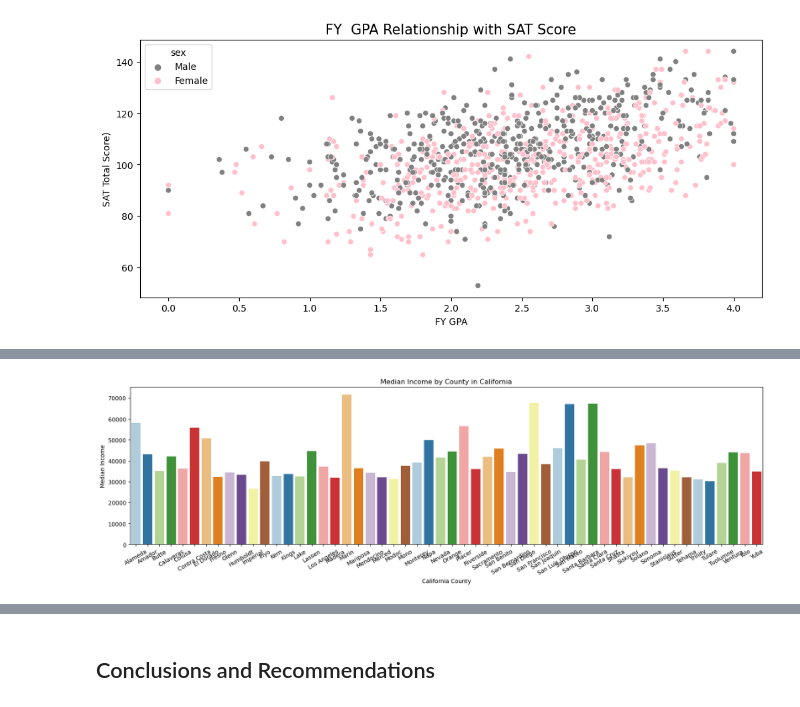
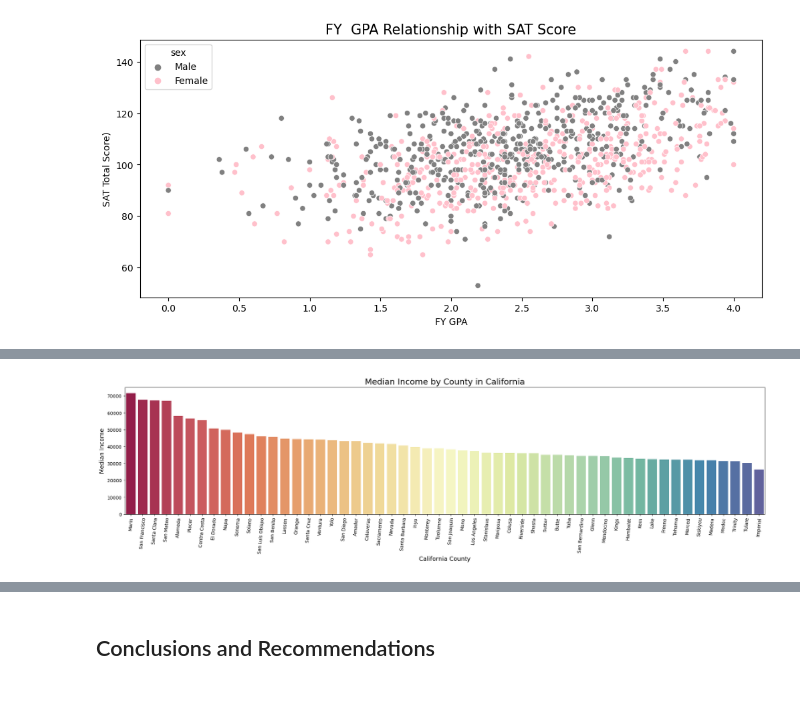
Before and after one commit to farahmalik11/project-1, a Jupyter notebook: code/starter-code.ipynb, the cells around one changed output, grey strips where cells are left out. Drawn from its saved outputs; the diff is of its cells as text; code cells hidden in the pictures.

```diff
--- a/code/starter-code.ipynb
+++ b/code/starter-code.ipynb
@@ -1660,7 +1679,7 @@ pd.crosstab(act_agg_cnty2['mi_group'], act_agg_cnty2['act_group'], values=act_ag
 # %%
 # Using county population to look into this
 # Let's categorize the population into Small, Medium, Large Counties
-quintiles = pd.qcut(act_agg_cnty2['population'], q=5, labels=['Very Small', 'Small', 'Medium', 'Large', 'Very Large'])
+quintiles, bin_pop = pd.qcut(act_agg_cnty2['population'], q=5, labels=['Very Small', 'Small', 'Medium', 'Large', 'Very Large'], retbins=True)
 
 # Create a new column with the quartile labels
 act_agg_cnty2['pop_group'] = quintiles
@@ -1877,14 +1944,27 @@ act_agg_cnty2.head()
 #Scatterplot
 
 # Size
-plt.figure(figsize = (12, 5))
+plt.figure(figsize = (8, 5))
 
-sns.scatterplot(x = act_agg_cnty2['composite'], y = act_agg_cnty2['med_income'], hue = act_agg_cnty2['county'], palette = 'Oranges', legend=False)
+# Update labels
+label_map = {'Very Small': '<50K',
+             'Small': '50K to <154K',
+             'Medium': '154K to <368K',
+             'Large': '368K to <900K',
+             'Very Large': '900K+'
+}
+
+act_agg_cnty2['descrip_pop_group'] = act_agg_cnty2['pop_group'].map(label_map)
+
+sns.scatterplot(x = act_agg_cnty2['composite'], y = act_agg_cnty2['med_income'], hue = act_agg_cnty2['descrip_pop_group'], palette = 'inferno')
 
 # Create a descriptive title
-plt.title('Higher Median Incomes Are Loosely Associated with Higher ACT Scores Across California Counties', fontsize = 15)
+plt.title('Higher Median Incomes Moderately Correlate with Higher\n ACT Scores Across California Counties', fontsize = 15)
 
 # Add axis labels
 plt.xlabel('Composite ACT Score by County')
-plt.ylabel('Median Income (Three-Year Average)');
+plt.ylabel('Median Income (Three-Year Average)')
+
+plt.legend(bbox_to_anchor=(1.02, 0.95), loc='upper left', borderaxespad=0, title = 'Size of County \n(# of Residents)' );
+#code adapted from https://www.statology.org/seaborn-legend-outside/
 # %% [output]
@@ -1931,0 +2105,10 @@ sns.heatmap(corr,
+# %%
+# Find Top 33% of college performers, middle 33%, and bottom 33%
+label_map = {'Very Small': '<50K',
+             'Small': '50K to <154K',
+             'Medium': '154K to <368K',
+             'Large': '368K to <900K',
+             'Very Large': '900K+'
+}
+
+act_agg_cnty2['descrip_pop_group'] = act_agg_cnty2['pop_group'].map(label_map)
@@ -1997,18 +2257,18 @@ plt.title('Distribution of Composite ACT Score per County in California');
 # %%
 # Size
-plt.figure(figsize = (20, 5))
+plt.figure(figsize = (25, 5))
 
 # Bar chart
-sns.barplot(x = act_agg_cnty2['county'], y = act_agg_cnty2['med_income'], palette = 'Paired') # https://seaborn.pydata.org/tutorial/color_palettes.html
+sns.barplot(x = act_agg_cnty2['county'], y = act_agg_cnty2['med_income'], order = act_agg_cnty2.sort_values('med_income', ascending=False).county, palette = 'Spectral') # https://seaborn.pydata.org/tutorial/color_palettes.html, sorting help: https://www.geeksforgeeks.org/seaborn-sort-bars-in-barplot/
 
 # Create a descriptive title
-plt.title('Median Income by County in California')
+plt.title('Median Income by County in California', fontsize=18)
 
 # Rotate text
-plt.xticks(rotation = 30)
+plt.xticks(rotation = 85)
 
 # Add axis labels
-plt.xlabel('California County')
-plt.ylabel('Median Income'); # semicolon suppresses text output
+plt.xlabel('California County', fontsize=13)
+plt.ylabel('Median Income', fontsize=13); # semicolon suppresses text output
 # %% [output]
-[figure, old version]
+[figure, new version]
```
Also changed, not shown: parts of 33 cells of this notebook.
